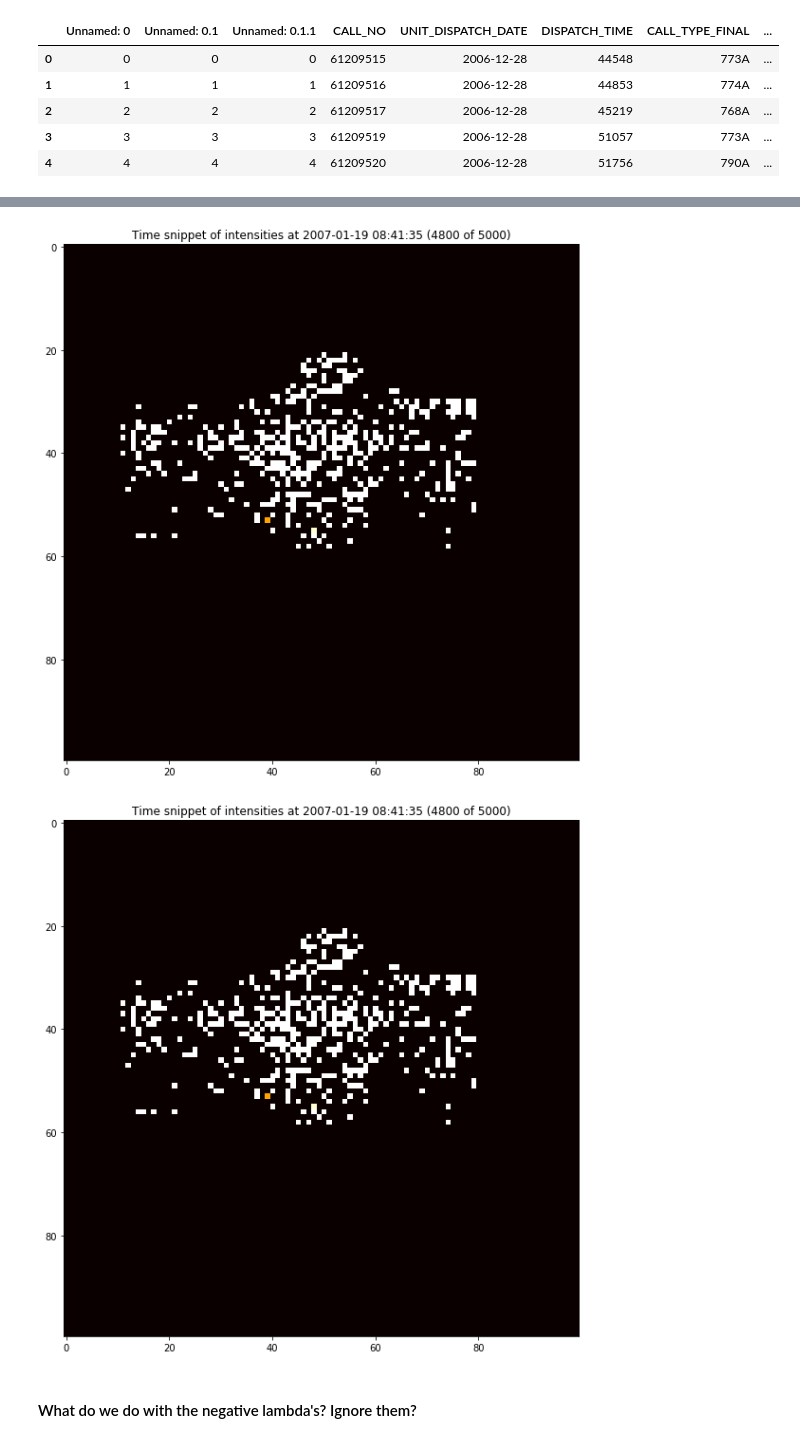
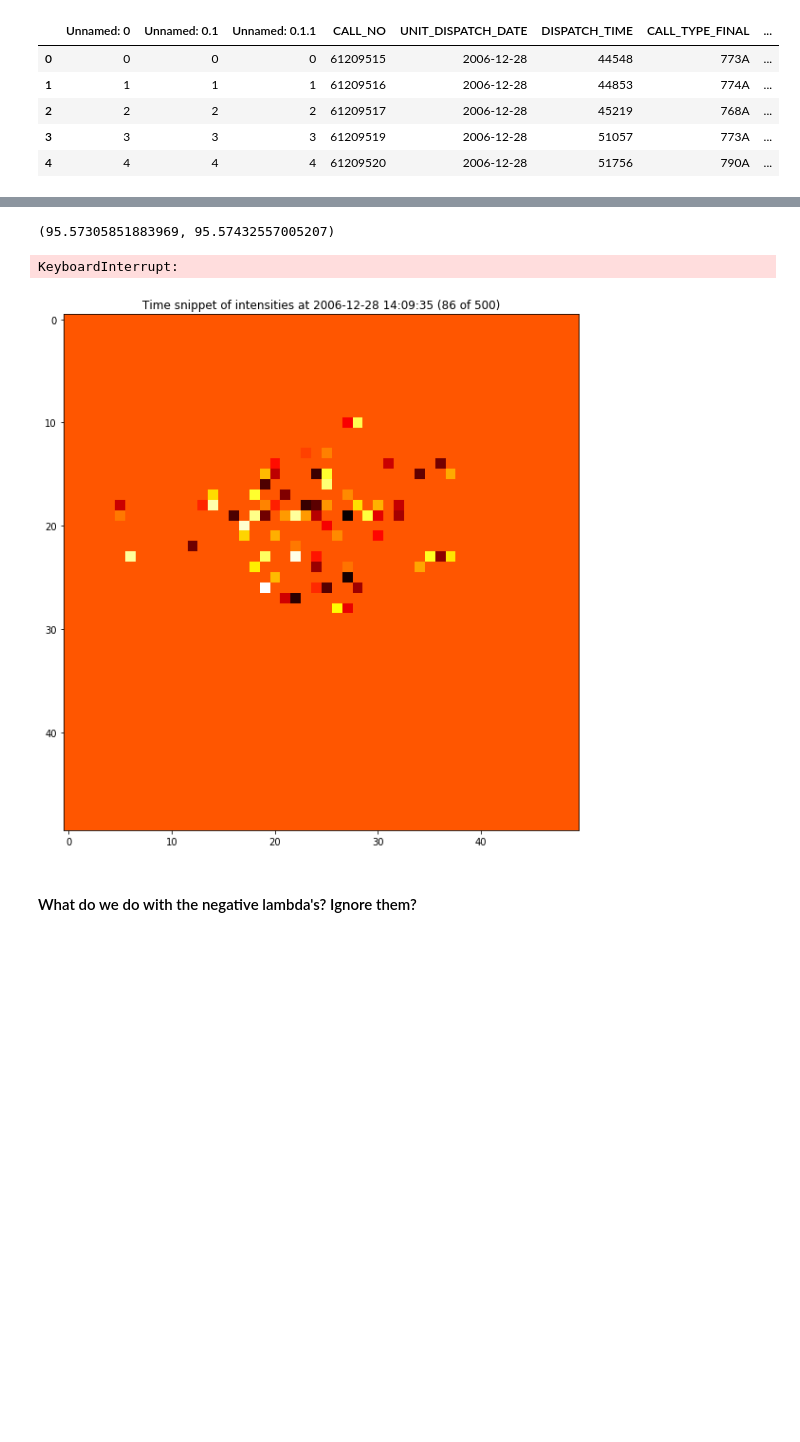
Before and after one commit to rjhosler/IUPUI-REU, a Jupyter notebook: Point Process for EMS Data.ipynb, the cells around one changed output, grey strips where cells are left out. Cells and saved outputs as stored; diff of their text form; code cells hidden in the pictures; blank space fills up the shorter version.

```diff
--- a/Point Process for EMS Data.ipynb
+++ b/Point Process for EMS Data.ipynb
@@ -69,4 +50,12 @@ for i in range(0, len(full_data)):
     key = full_data.CALL_TYPE_FINAL[i]
     val = full_data.CALL_TYPE_FINAL_D[i]
     Event_Type_Lookup.setdefault(key, [])
-    Event_Type_Lookup[key].append(val)
+    if val not in Event_Type_Lookup[key]:
+        Event_Type_Lookup[key].append(val)
+# %%
+#Event_Type_Lookup['772A']
+Event_Type_Lookup.items()    # for name, age in list.items():  (for Python 3.x)
+for label, events in Event_Type_Lookup.items():
+    for i in range(0, len(events)):
+        if events[i] == 'OVERDOSE':
+            print(label)
@@ -73,5 +70,7 @@ for i in range(0, len(full_data)):
 # %%
-# select subset of data to work with
-data = full_data[0:5000]
+# work with drug-related data
+data = full_data.loc[full_data['CALL_TYPE_FINAL'].isin(['772A'])] # , '772B', '772C'
+data = data.sort_values(by='DATE_TIME')
 data.reset_index(drop=True, inplace=True)
+data = full_data[:500]
 # %%
@@ -87,12 +104,12 @@ ymax =  full_data['YCOORD'].max()
 ymin =  full_data['YCOORD'].min()
 yrange = ymax-ymin
 
-ygridsize = 100
-xgridsize = 100
+ygridsize = 50
+xgridsize = 50
 
 # initial parameters
 w = [.5, .1, .05]
-theta = [.5, .4, .3]
+theta = [.1, .1, .1]
 
 mu = np.ones([xgridsize, ygridsize])*.1
 F = np.ones([xgridsize, ygridsize, len(w)])
@@ -109,7 +126,7 @@ for i in range(1, len(data)):
     # assign event to a grid
     gx, gy = assign_to_grid(data.XCOORD[i], data.YCOORD[i], xgridsize, ygridsize, xmin, xrange, ymin, yrange)
     # time since last event in any grid box
-    time_delta = (data.DATE_TIME[i]- data.DATE_TIME[i-1]).total_seconds()
+    time_delta = (data.DATE_TIME[i]- data.DATE_TIME[i-1]).total_seconds()*1.15741e-5
 
     # update exponentials, intensities for all grid boxes
     for x in range(xgridsize):
@@ -117,9 +134,9 @@ for i in range(1, len(data)):
             F[x][y], Lam[i][x][y] = global_update(F[x][y], w, time_delta, theta, mu[x][y])
 
     # find last time event occurred at this grid location
-    last_g_time = pd.to_datetime(G_times.at[gx,gy])
+    last_g_time = G_times.at[gx,gy]
     # find delta between last event time and current time.
-    g_time_delta = (data.DATE_TIME[i] - last_g_time).total_seconds()
+    g_time_delta = (data.DATE_TIME[i] - last_g_time).total_seconds()*1.15741e-5
     # update event time for this location
     G_times.at[gx,gy] = data.DATE_TIME[i]
 
@@ -142,20 +169,24 @@ plt.show()
+# %%
+np.amin(Lam[-1]), np.amax(Lam[-1])
+# %% [output]
+(95.57305851883969, 95.57432557005207)
 # %%
 import time
 import pylab as pl
 from IPython import display
 plt.figure(figsize=(20,10))
 end = len(data)
-for n in range(0, int(end/200)):
-    i = n*200
+for n in range(0, int(end/2)):
+    i = n*2
     plt.title('Time snippet of intensities at '+data.DATE_TIME[i].strftime('%Y-%m-%d %H:%M:%S') + ' ('+str(i)+' of ' + str(end) +')')
-    plt.imshow((Lam[i]), cmap = 'hot', interpolation = 'nearest', vmin = 0, vmax = 225)
+    plt.imshow((Lam[i] - Lam[i])), cmap = 'hot', interpolation = 'nearest')
     display.clear_output(wait=True)
     display.display(pl.gcf())
     time.sleep(.0005)
 # color scale from black (low) to white (high)
 # %% [output]
+KeyboardInterrupt:
-[figure, old version]
+[figure, new version]
-[figure, removed]
 # %% [markdown]
 #### What do we do with the negative lambda's? Ignore them?
 # %% [markdown]
```
Also changed, not shown: parts of 11 cells of this notebook.
